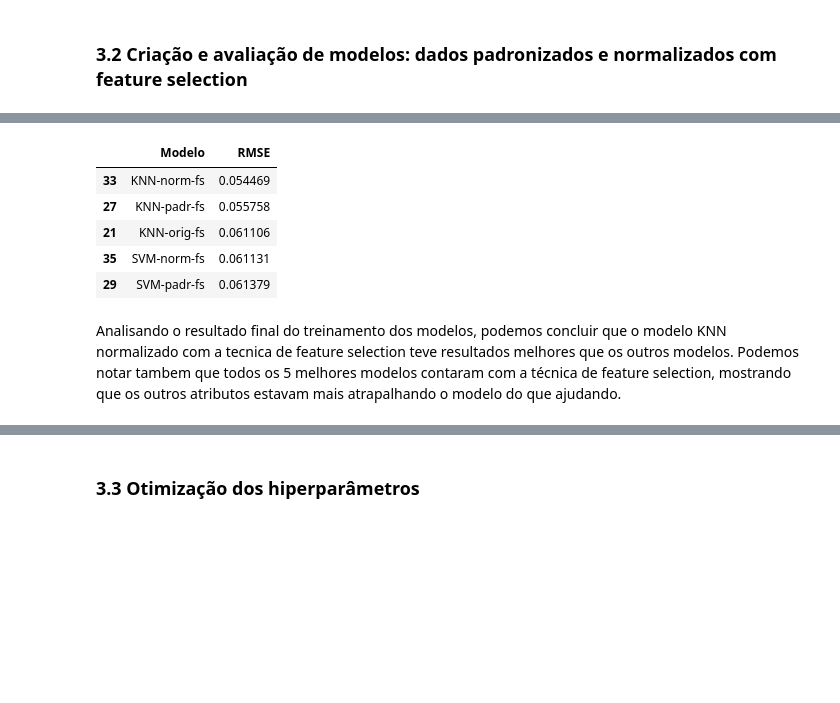
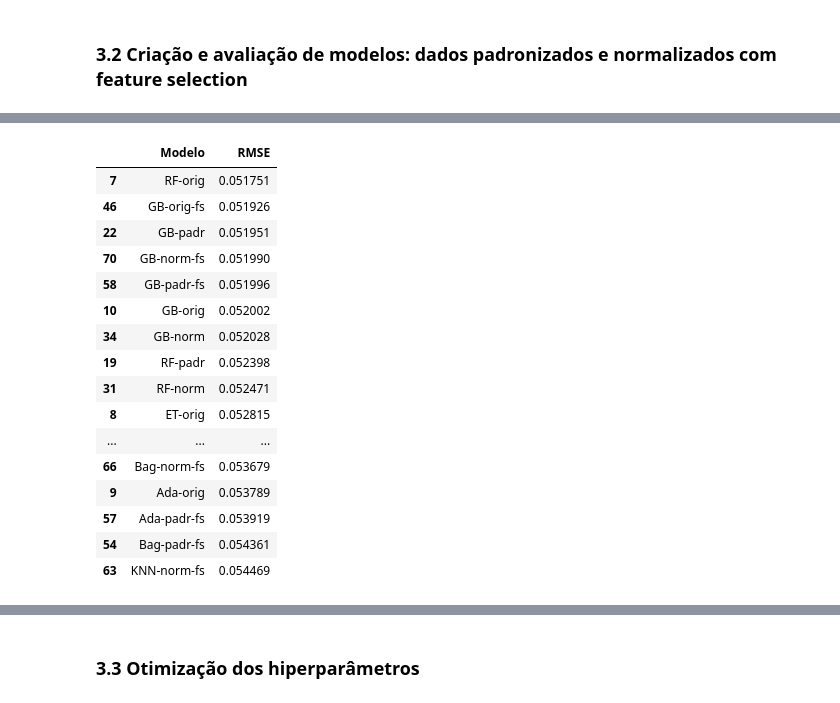
Before and after one commit to kranov582/mvp-2-parte-1, a Jupyter notebook: mvp_2.ipynb, the cells around one changed output, grey strips where cells are left out. Drawn from its saved outputs; the diff is of its cells as text; code cells hidden in the pictures; blank space fills up the shorter version.

```diff
--- a/mvp_2.ipynb
+++ b/mvp_2.ipynb
@@ -519,6 +571,19 @@ pipelines = []
 results = []
 names = []
 
+# Definindo os parâmetros do classificador base para o BaggingClassifier
+base = KNeighborsRegressor()
+num_trees = 100
+max_features = 3
+
+# Criando os modelos para o VotingClassifier
+bases = []
+model1 = KNeighborsRegressor()
+bases.append(('KNN', model1))
+model2 = SVR()
+bases.append(('svr', model2))
+model3 = Ridge()
+bases.append(('ridge', model3))
 
 # Criando os elementos do pipeline
 
@@ -529,6 +594,12 @@ lasso_reg = ('Lasso', Lasso())
 KNN = ('KNN', KNeighborsRegressor())
 CART = ('CART', DecisionTreeRegressor())
 SVM = ('SVM', SVR())
+bagging = ('Bagging', BaggingRegressor(estimator=base, n_estimators=num_trees))
+random_forest = ('RF', RandomForestRegressor(n_estimators=num_trees, max_features=max_features))
+extra_trees = ('ET', ExtraTreesRegressor(n_estimators=num_trees, max_features=max_features))
+adaboost = ('Ada', AdaBoostRegressor(n_estimators=num_trees))
+gradient_boosting = ('GB', GradientBoostingRegressor(n_estimators=num_trees))
+voting = ('Voting', VotingRegressor(bases))
 
 # Transformações que serão utilizadas
 
@@ -544,6 +615,12 @@ pipelines.append(('Lasso-orig-fs', Pipeline([lasso_reg])))
 pipelines.append(('KNN-orig-fs', Pipeline([KNN])))
 pipelines.append(('CART-orig-fs', Pipeline([CART])))
 pipelines.append(('SVM-orig-fs', Pipeline([SVM])))
+pipelines.append(('Bag-orig-fs', Pipeline([bagging])))
+pipelines.append(('RF-orig-fs', Pipeline([random_forest])))
+pipelines.append(('ET-orig-fs', Pipeline([extra_trees])))
+pipelines.append(('Ada-orig-fs', Pipeline([adaboost])))
+pipelines.append(('GB-orig-fs', Pipeline([gradient_boosting])))
+pipelines.append(('Vot-orig-fs', Pipeline([voting])))
 
 # Dataset Padronizado
 pipelines.append(('RL-padr-fs', Pipeline([standard_scaler, reg_lin])))
@@ -552,6 +629,12 @@ pipelines.append(('Lasso-padr-fs', Pipeline([standard_scaler, lasso_reg])))
 pipelines.append(('KNN-padr-fs', Pipeline([standard_scaler, KNN])))
 pipelines.append(('CART-padr-fs', Pipeline([standard_scaler, CART])))
 pipelines.append(('SVM-padr-fs', Pipeline([standard_scaler, SVM])))
+pipelines.append(('Bag-padr-fs', Pipeline([standard_scaler, bagging])))
+pipelines.append(('RF-padr-fs', Pipeline([standard_scaler, random_forest])))
+pipelines.append(('ET-padr-fs', Pipeline([standard_scaler, extra_trees])))
+pipelines.append(('Ada-padr-fs', Pipeline([standard_scaler, adaboost])))
+pipelines.append(('GB-padr-fs', Pipeline([standard_scaler, gradient_boosting])))
+pipelines.append(('Vot-padr-fs', Pipeline([standard_scaler, voting])))
 
 # Dataset Normalizado
 pipelines.append(('RL-norm-fs', Pipeline([min_max_scaler, reg_lin])))
@@ -560,11 +643,17 @@ pipelines.append(('Lasso-norm-fs', Pipeline([min_max_scaler, lasso_reg])))
 pipelines.append(('KNN-norm-fs', Pipeline([min_max_scaler, KNN])))
 pipelines.append(('CART-norm-fs', Pipeline([min_max_scaler, CART])))
 pipelines.append(('SVM-norm-fs', Pipeline([min_max_scaler, SVM])))
+pipelines.append(('Bag-norm-fs', Pipeline([min_max_scaler, bagging])))
+pipelines.append(('RF-norm-fs', Pipeline([min_max_scaler, random_forest])))
+pipelines.append(('ET-norm-fs', Pipeline([min_max_scaler, extra_trees])))
+pipelines.append(('Ada-norm-fs', Pipeline([min_max_scaler, adaboost])))
+pipelines.append(('GB-norm-fs', Pipeline([min_max_scaler, gradient_boosting])))
+pipelines.append(('Vot-norm-fs', Pipeline([min_max_scaler, voting])))
 
 # Executando os pipelines
 for name, model in pipelines:
     cv_results = cross_val_score(model, X_train_FS, y_train_FS, cv=kfold, scoring='neg_mean_squared_error')
-    results.append(cv_results)
+    results.append(np.sqrt(abs(cv_results)))
     names.append(name)
     msg = "%s: MSE %0.5f (%0.5f) - RMSE %0.5f" % (name, abs(cv_results.mean()), cv_results.std(), np.sqrt(abs(cv_results.mean())))
     nova_linha = {'Modelo': name, 'RMSE': np.sqrt(abs(cv_results.mean()))}
@@ -601,11 +689,20 @@ SVM-norm-fs: MSE 0.00374 (0.00080) - RMSE 0.06113
 # %%
-final_results.sort_values(by = 'RMSE', ascending = True).head(5)
+final_results.sort_values(by = 'RMSE', ascending = True).head(20)
 # %% [output]
 |  | Modelo | RMSE |
-| 33 | KNN-norm-fs | 0.054469 |
-| 27 | KNN-padr-fs | 0.055758 |
-| 21 | KNN-orig-fs | 0.061106 |
-| 35 | SVM-norm-fs | 0.061131 |
-| 29 | SVM-padr-fs | 0.061379 |
+| 7 | RF-orig | 0.051751 |
+| 46 | GB-orig-fs | 0.051926 |
+| 22 | GB-padr | 0.051951 |
+| 70 | GB-norm-fs | 0.051990 |
+| 58 | GB-padr-fs | 0.051996 |
+| 10 | GB-orig | 0.052002 |
+| 34 | GB-norm | 0.052028 |
+| 19 | RF-padr | 0.052398 |
+| 31 | RF-norm | 0.052471 |
+| 8 | ET-orig | 0.052815 |
+| ... | ... | ... |
+| 66 | Bag-norm-fs | 0.053679 |
+| 9 | Ada-orig | 0.053789 |
+| 57 | Ada-padr-fs | 0.053919 |
+| 54 | Bag-padr-fs | 0.054361 |
+| 63 | KNN-norm-fs | 0.054469 |
-# %% [markdown]
-Analisando o resultado final do treinamento dos modelos, podemos concluir que o modelo KNN normalizado com a tecnica de feature selection teve resultados melhores que os outros modelos. Podemos notar tambem que todos os 5 melhores modelos contaram com a técnica de feature selection, mostrando que os outros atributos estavam mais atrapalhando o modelo do que ajudando.
```
Also changed, not shown: parts of 37 cells of this notebook.
